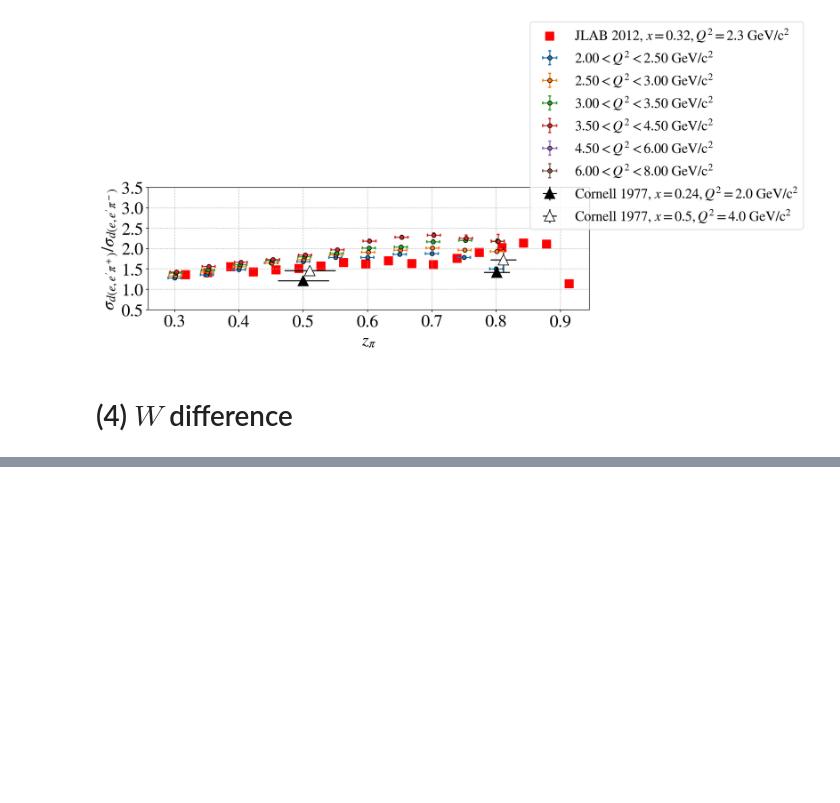
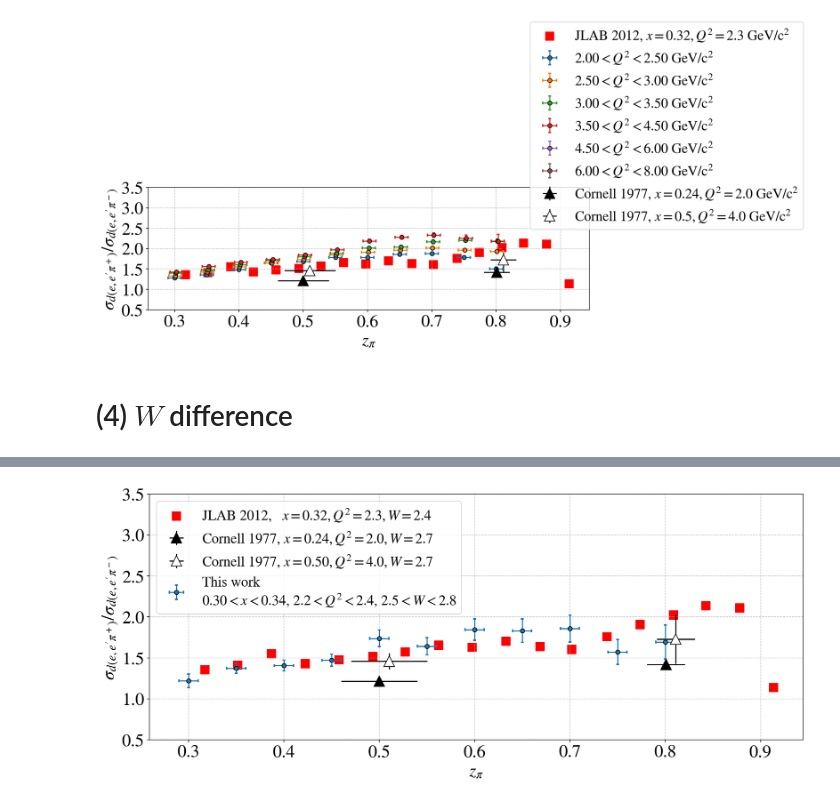
Before and after one commit to erezcoh4/SIDIS_at_BAND, a Jupyter notebook: PythonAnalysis/CrossSectionRatio_e_e_pi/Compare_Untagged_SIDIS_ratio_to_previous_data.ipynb, the cells around one changed output, grey strips where cells are left out. Cells and saved outputs as stored; diff of their text form; code cells hidden in the pictures; blank space fills up the shorter version.

```diff
--- a/PythonAnalysis/CrossSectionRatio_e_e_pi/Compare_Untagged_SIDIS_ratio_to_previous_data.ipynb
+++ b/PythonAnalysis/CrossSectionRatio_e_e_pi/Compare_Untagged_SIDIS_ratio_to_previous_data.ipynb
@@ -373,0 +397,6 @@ array([2.4, 2.5, 2.6, 2.7, 2.8, 2.9, 3. , 3.1, 3.2, 3.3, 3.4, 3.5, 3.6,
+# %%
+Q2_min,Q2_max = 2.2, 2.4
+W_min, W_max  = 2.5, 2.8
+xB_selected   = 0.32
+data_path     = '/Users/erezcohen/Desktop/data/BAND/Results/SimilarToJLAB2012Data/'
+prefix        = 'Untagged_SIDIS_ratio_'
@@ -373,0 +459,41 @@ array([2.4, 2.5, 2.6, 2.7, 2.8, 2.9, 3. , 3.1, 3.2, 3.3, 3.4, 3.5, 3.6,
+# %%
+ylim = (0.5,3.5)#
+fig = plt.figure(figsize=(14,6), tight_layout=True)
+ax = fig.add_subplot(1,1,1)
+
+
+
+# add existing data
+plt.scatter( x=JLAB2012_data.z, y=JLAB2012_data.R, s=150,
+                 marker='s', color=[1,0,0.],linestyle='None', label='JLAB 2012,   $x=0.32, Q^2=2.3, W=2.4$')
+
+plt.errorbar( x=Cornell77_xB_024_Q2_20_data.z, y=Cornell77_xB_024_Q2_20_data.R,
+             xerr=Cornell77_xB_024_Q2_20_data.z_err, yerr=Cornell77_xB_024_Q2_20_data.R_err,
+             markersize=15,linestyle='None',
+            marker='^', color='k', markerfacecolor='k',
+            label='Cornell 1977, $x=0.24, Q^2=2.0, W=2.7$')
+
+plt.errorbar( x=Cornell77_xB_05_Q2_40_data.z, y=Cornell77_xB_05_Q2_40_data.R,
+             xerr=Cornell77_xB_05_Q2_40_data.z_err, yerr=Cornell77_xB_05_Q2_40_data.R_err,
+             markersize=15,linestyle='None',
+            marker='^', color='k',markerfacecolor='w',
+            label='Cornell 1977, $x=0.50, Q^2=4.0, W=2.7$')
+
+result_name = '_Q2_%.2f-%.2f_GeV'%(Q2_min,Q2_max)
+result_label = ('This work,\n$%.2f<x<%.2f$, $%.1f<Q^2<%.1f$, $%.1f<W<%.1f$'
+                %(xB_selected-x_err[0],xB_selected+x_err[0],Q2_min,Q2_max,W_min,W_max))
+
+plt.errorbar(x=np.array(z_arr[result_name]), xerr=z_err_arr[result_name],
+                         y=R_arr[result_name], yerr=(R_errup_arr[result_name],R_errdw_arr[result_name]),
+                         marker='o',markeredgecolor='k',linestyle='None',
+                         label=result_label,
+                         capthick=2, capsize=2)
+
+set_axes(ax,'$z_\\pi$',
+         "$\\sigma_{d(e,e'\\pi^+)}/\\sigma_{d(e,e'\\pi^-)}$ ",
+         do_add_grid=True, do_add_legend=False, ylim=ylim)
+
+ax.legend(loc='upper left',fontsize=20);
+# ax.legend(bbox_to_anchor=(0.85,0.6),loc='best',fontsize=20);
+# %% [output]
+[figure, added]
```
Also changed, not shown: parts of 12 cells of this notebook, 4 other files.
